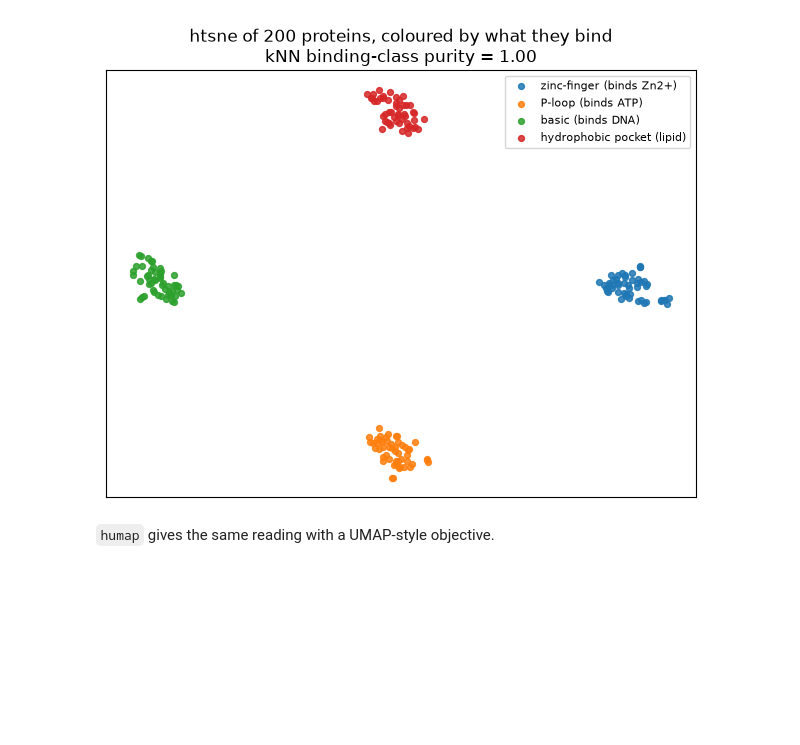
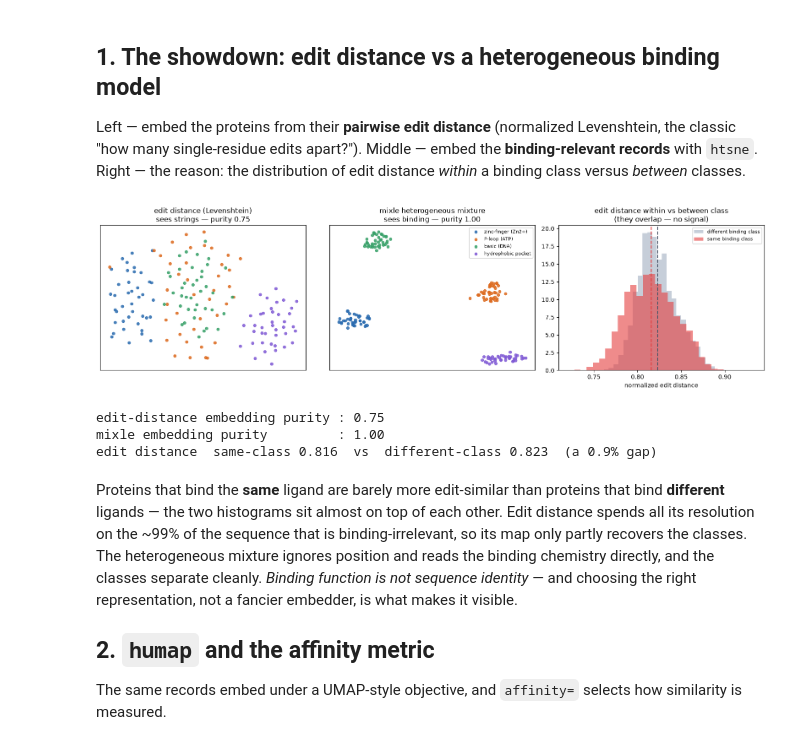
Before and after one commit to gmboquet/mixle-notebooks, a Jupyter notebook: notebooks/tutorials/embedding_with_htsne.ipynb, the cells around one changed output. Cells and saved outputs as stored; diff of their text form; code cells hidden in the pictures; blank space fills up the shorter version.

```diff
--- a/notebooks/tutorials/embedding_with_htsne.ipynb
+++ b/notebooks/tutorials/embedding_with_htsne.ipynb
@@ -98,20 +80,63 @@ class (never shown to the embedding) and the classes separate: the map has organ
+# %% [markdown]
+## 1. The showdown: edit distance vs a heterogeneous binding model
+
+Left — embed the proteins from their **pairwise edit distance** (normalized Levenshtein, the classic
+"how many single-residue edits apart?"). Middle — embed the **binding-relevant records** with `htsne`.
+Right — the reason: the distribution of edit distance *within* a binding class versus *between* classes.
 # %%
+from rapidfuzz.distance import Levenshtein
+from sklearn.manifold import TSNE
 from sklearn.neighbors import NearestNeighbors
+
 def knn_purity(Y, lab, k=10):
     idx = NearestNeighbors(n_neighbors=k + 1).fit(Y).kneighbors(Y, return_distance=False)[:, 1:]
     return float(np.mean([(lab[idx[i]] == lab[i]).mean() for i in range(len(lab))]))
 
-emb = htsne(proteins, seed=1, perplexity=25, out=io.StringIO())
+N = len(seqs)
+D = np.zeros((N, N))                                   # pairwise normalized edit distance
+for i in range(N):
+    for j in range(i + 1, N):
+        D[i, j] = D[j, i] = Levenshtein.normalized_distance(seqs[i], seqs[j])
 
-fig, ax = plt.subplots(figsize=(6.2, 5))
-for k, name in enumerate(bind_names):
-    m = binds == k
-    ax.scatter(emb[m, 0], emb[m, 1], s=18, label=name, alpha=0.85)
-ax.set_title('htsne of %d proteins, coloured by what they bind\nkNN binding-class purity = %.2f'
-             % (len(proteins), knn_purity(emb, binds)))
-ax.set_xticks([]); ax.set_yticks([]); ax.legend(fontsize=8); plt.tight_layout(); plt.show()
+Y_edit = TSNE(metric='precomputed', init='random', perplexity=20, random_state=0).fit_transform(D)
+Y_mixle = htsne(proteins, seed=1, perplexity=20, out=io.StringIO())
+
+within  = D[np.triu(binds[:, None] == binds[None, :], 1)]
+between = D[np.triu(binds[:, None] != binds[None, :], 1)]
+
+fig, ax = plt.subplots(1, 3, figsize=(16, 4.6))
+for a, Y, title in [(ax[0], Y_edit, 'edit distance (Levenshtein)\nsees strings'),
+                    (ax[1], Y_mixle, 'mixle heterogeneous mixture\nsees binding')]:
+    for k, name in enumerate(bind_names):
+        m = binds == k
+        a.scatter(Y[m, 0], Y[m, 1], s=20, color=COLORS[k], label=name, alpha=0.85)
+    a.set_title('%s — purity %.2f' % (title, knn_purity(Y, binds))); a.set_xticks([]); a.set_yticks([])
+ax[1].legend(fontsize=8, loc='best')
+ax[2].hist(between, bins=30, alpha=0.6, color='#a0aec0', density=True, label='different binding class')
+ax[2].hist(within,  bins=30, alpha=0.6, color='#e53e3e', density=True, label='same binding class')
+ax[2].axvline(within.mean(), color='#e53e3e', ls='--'); ax[2].axvline(between.mean(), color='#4a5568', ls='--')
+ax[2].set_title('edit distance within vs between class\n(they overlap — no signal)')
+ax[2].set_xlabel('normalized edit distance'); ax[2].legend(fontsize=8)
+plt.tight_layout(); plt.show()
+
+print('edit-distance embedding purity : %.2f' % knn_purity(Y_edit, binds))
+print('mixle embedding purity         : %.2f' % knn_purity(Y_mixle, binds))
+print('edit distance  same-class %.3f  vs  different-class %.3f  (a %.1f%% gap)'
+      % (within.mean(), between.mean(), 100 * (between.mean() - within.mean()) / between.mean()))
 # %% [output]
-[figure, old version]
+[figure, new version]
+edit-distance embedding purity : 0.75
+mixle embedding purity         : 1.00
+edit distance  same-class 0.816  vs  different-class 0.823  (a 0.9% gap)
-# %% [markdown]
-`humap` gives the same reading with a UMAP-style objective.
+# %% [markdown]
+Proteins that bind the **same** ligand are barely more edit-similar than proteins that bind
+**different** ligands — the two histograms sit almost on top of each other. Edit distance spends all
+its resolution on the ~99% of the sequence that is binding-irrelevant, so its map only partly recovers
+the classes. The heterogeneous mixture ignores position and reads the binding chemistry directly, and
+the classes separate cleanly. *Binding function is not sequence identity* — and choosing the right
+representation, not a fancier embedder, is what makes it visible.
+
+## 2. `humap` and the affinity metric
+
+The same records embed under a UMAP-style objective, and `affinity=` selects how similarity is measured.
 # %%
```
Also changed, not shown: parts of 13 cells of this notebook, 2 other files.
